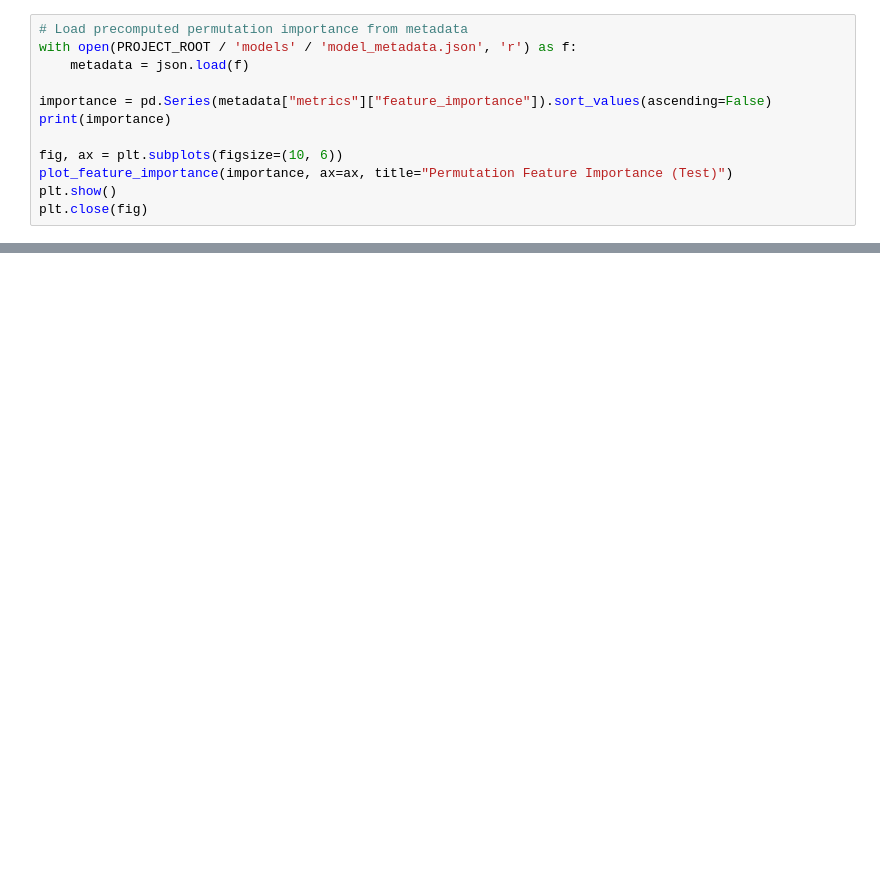
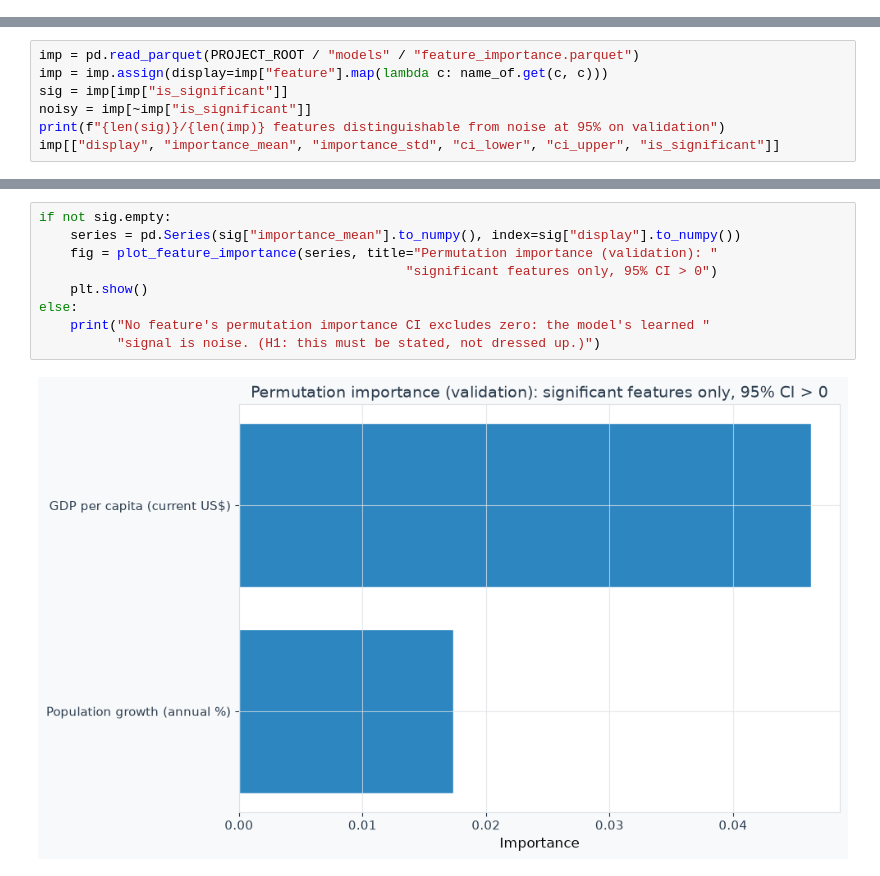
Before and after one commit to Tessa-Saumu/africa-growth-ml, a Jupyter notebook: notebooks/02_model_evaluation.ipynb, the cells around one changed output, grey strips where cells are left out. Saved outputs shown, nothing was run; the diff lists cells and outputs as text; blank space fills up the shorter version.

```diff
--- a/notebooks/02_model_evaluation.ipynb
+++ b/notebooks/02_model_evaluation.ipynb
@@ -189,12 +0,0 @@ plt.close(fig)
-# %%
-# Load precomputed permutation importance from metadata
-with open(PROJECT_ROOT / 'models' / 'model_metadata.json', 'r') as f:
-    metadata = json.load(f)
-
-importance = pd.Series(metadata["metrics"]["feature_importance"]).sort_values(ascending=False)
-print(importance)
-
-fig, ax = plt.subplots(figsize=(10, 6))
-plot_feature_importance(importance, ax=ax, title="Permutation Feature Importance (Test)")
-plt.show()
-plt.close(fig)
@@ -299,0 +226,7 @@ The 2020 COVID-19 shock falls in the validation period. This means the model sel
+# %%
+imp = pd.read_parquet(PROJECT_ROOT / "models" / "feature_importance.parquet")
+imp = imp.assign(display=imp["feature"].map(lambda c: name_of.get(c, c)))
+sig = imp[imp["is_significant"]]
+noisy = imp[~imp["is_significant"]]
+print(f"{len(sig)}/{len(imp)} features distinguishable from noise at 95% on validation")
+imp[["display", "importance_mean", "importance_std", "ci_lower", "ci_upper", "is_significant"]]
@@ -299,0 +250,11 @@ The 2020 COVID-19 shock falls in the validation period. This means the model sel
+# %%
+if not sig.empty:
+    series = pd.Series(sig["importance_mean"].to_numpy(), index=sig["display"].to_numpy())
+    fig = plot_feature_importance(series, title="Permutation importance (validation): "
+                                               "significant features only, 95% CI > 0")
+    plt.show()
+else:
+    print("No feature's permutation importance CI excludes zero: the model's learned "
+          "signal is noise. (H1: this must be stated, not dressed up.)")
+# %% [output]
+[figure, added]
```
Also changed, not shown: parts of 56 cells of this notebook, 2 other files.
